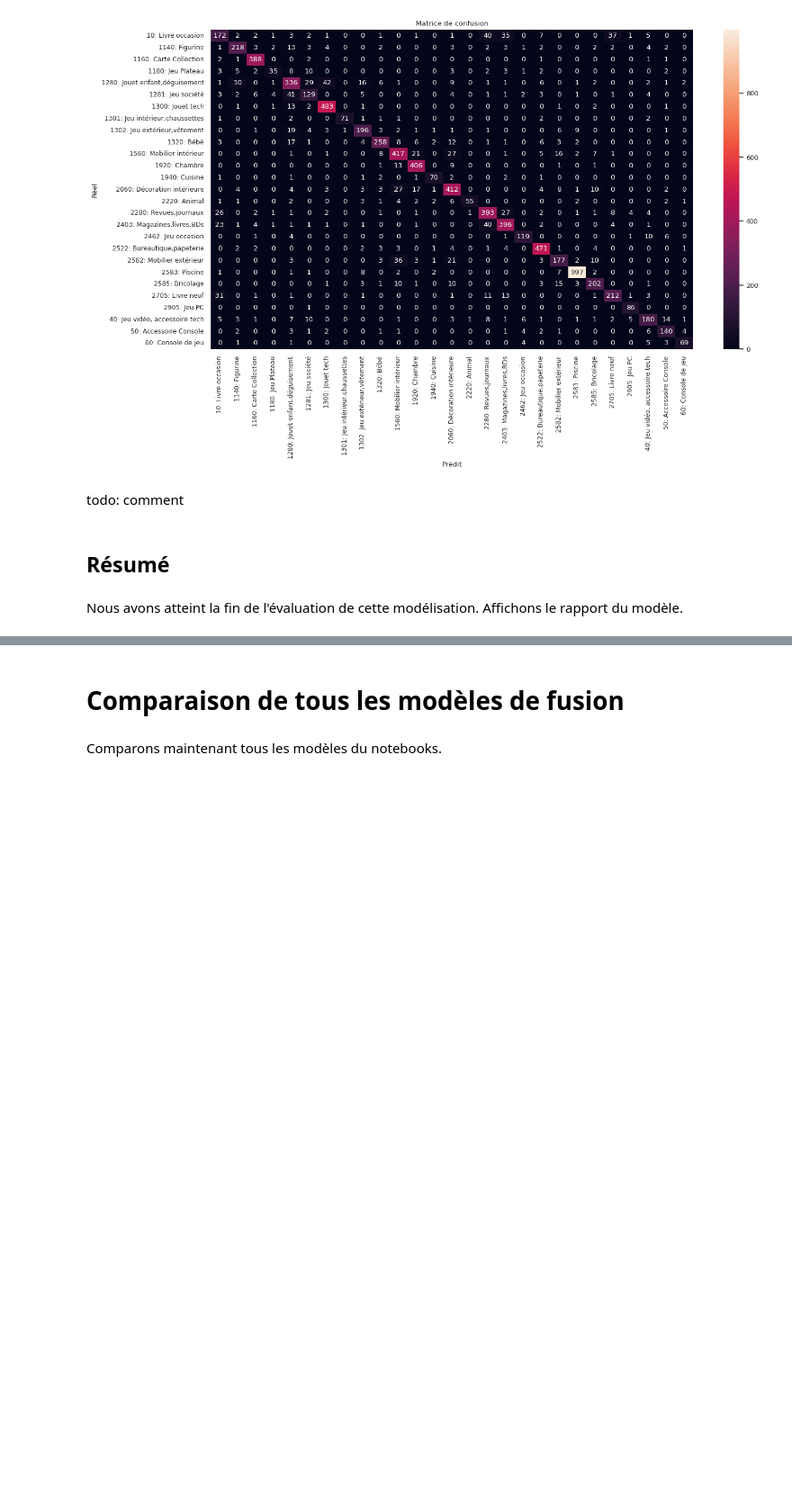
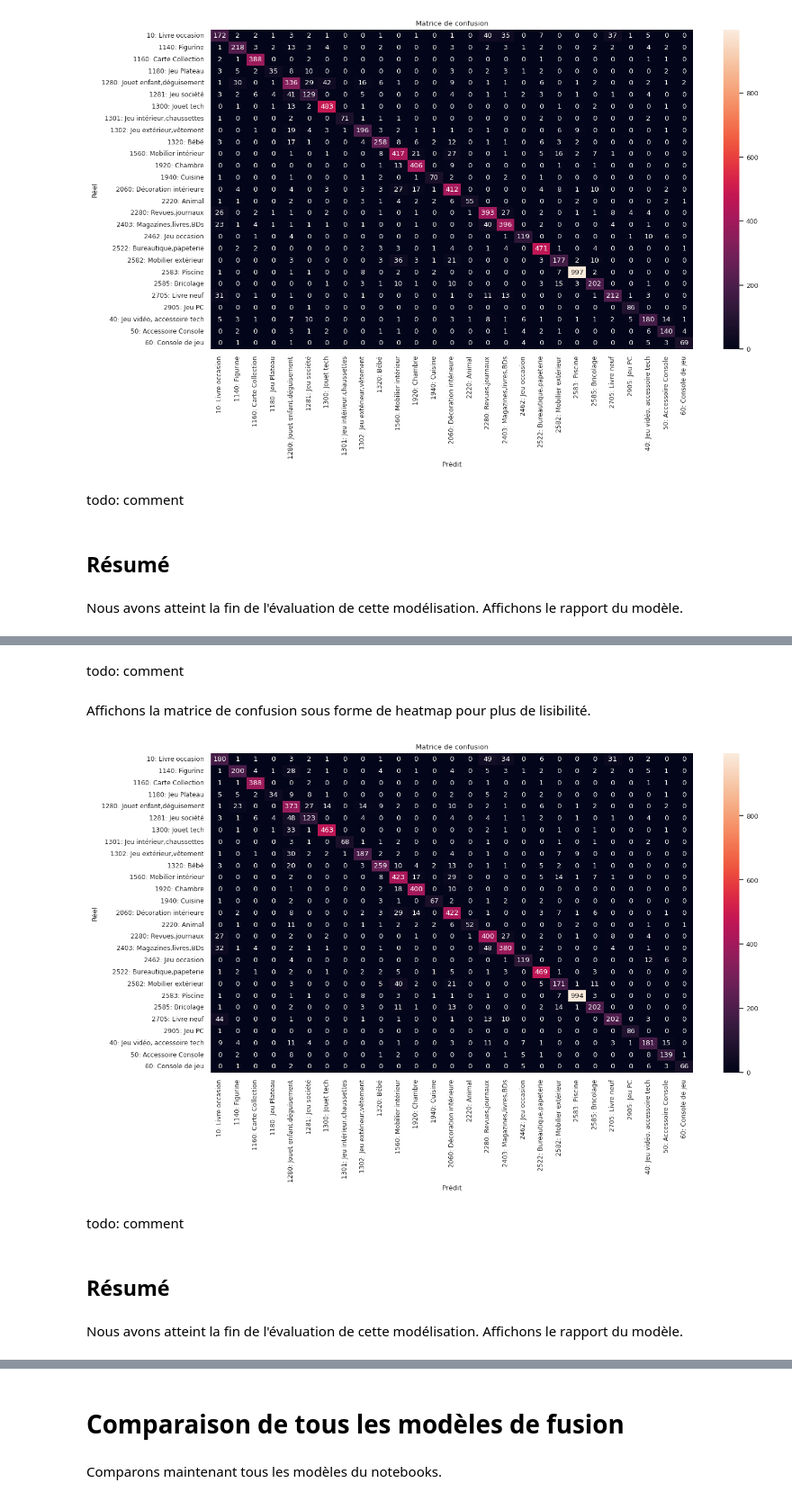
Before and after one commit to DataScientest-Studio/nov23_bds_rakuten, a Jupyter notebook: notebooks/data-modeling-fusion.ipynb, the cells around one changed output, grey strips where cells are left out. Shown at 90% size. Cells and saved outputs as stored; diff of their text form; code cells hidden in the pictures; blank space fills up the shorter version.

```diff
--- a/notebooks/data-modeling-fusion.ipynb
+++ b/notebooks/data-modeling-fusion.ipynb
@@ -823,0 +988,7 @@ Name: 412, dtype: object
+# %%
+train_pred_text_path = "train_pred_text_"+get_reporting_value(model_id,"text_model_id")+".pkl"
+train_pred_text = load_pickle(train_pred_text_path)
+if train_pred_text is None:
+  train_pred_text = model_text.predict_proba(X_train_tfidf)
+  train_pred_text = reorder_predict_cols(train_pred_text,model_text.classes_,np.array(classes_ordered,dtype="int") )
+  save_pickle(train_pred_text_path,train_pred_text)
@@ -823,0 +999,2 @@ Name: 412, dtype: object
+# %%
+train_pred_both = np.concatenate((train_pred_image, train_pred_text), axis=1)
@@ -823,0 +1003,17 @@ Name: 412, dtype: object
+# %%
+update_reporting_line(model_id,{
+    "fusion_model": "StackingClassifier(final_emulator=LogisticRegression) emulation",
+    "image_model_weight": 0.5,
+    "text_model_weight": 0.5,
+})
+
+path = (output_dir+"/model-%d.joblib") % model_id
+if Path(path).exists():
+  print("Reloading model",path)
+  model = load(path)
+else:
+  print("Training model",model_id)
+  model = LogisticRegression(verbose=1)
+  model.fit(train_pred_both, y_train)
+  print("saving ",path)
+  dump(model,path)
@@ -823,0 +1033,3 @@ Name: 412, dtype: object
+# %%
+test_pred_both = np.concatenate((test_pred_image, test_pred_text), axis=1)
+test_pred_class = model.predict(test_pred_both)
@@ -823,0 +1079,15 @@ Name: 412, dtype: object
+# %% [markdown]
+todo: comment
+# %% [markdown]
+Affichons la matrice de confusion sous forme de heatmap pour plus de lisibilité.
+# %%
+cm = pd.crosstab(y_test.astype("str"),test_pred_class.astype("str"),rownames=["réel"],colnames=["prédit"])
+plot_confusion_matrix(np.array(cm))
+# %% [output]
+[figure, added]
+# %% [markdown]
+todo: comment
+# %% [markdown]
+## Résumé
+# %% [markdown]
+Nous avons atteint la fin de l'évaluation de cette modélisation. Affichons le rapport du modèle.
```
Also changed, not shown: parts of 71 cells of this notebook.
